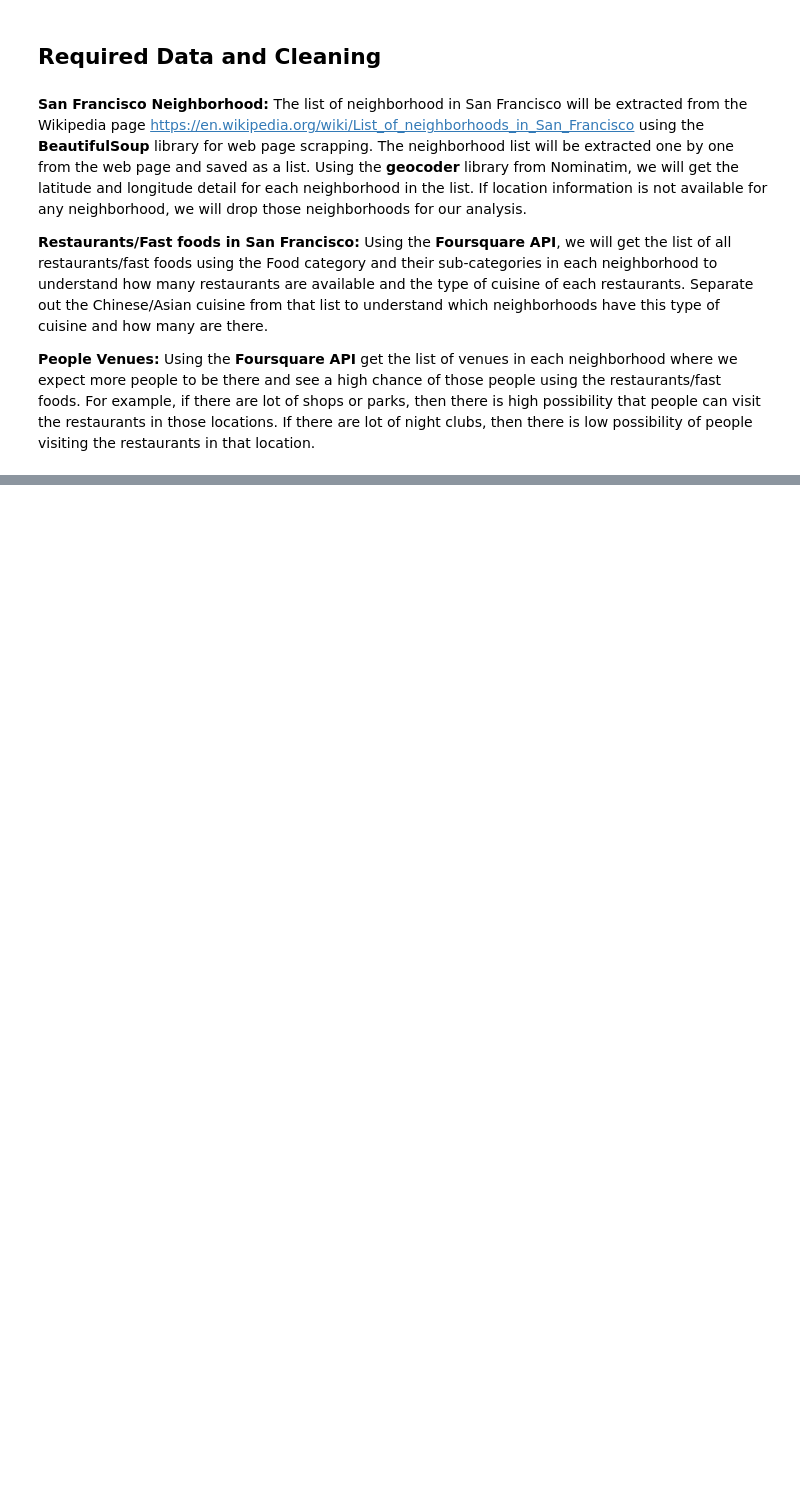
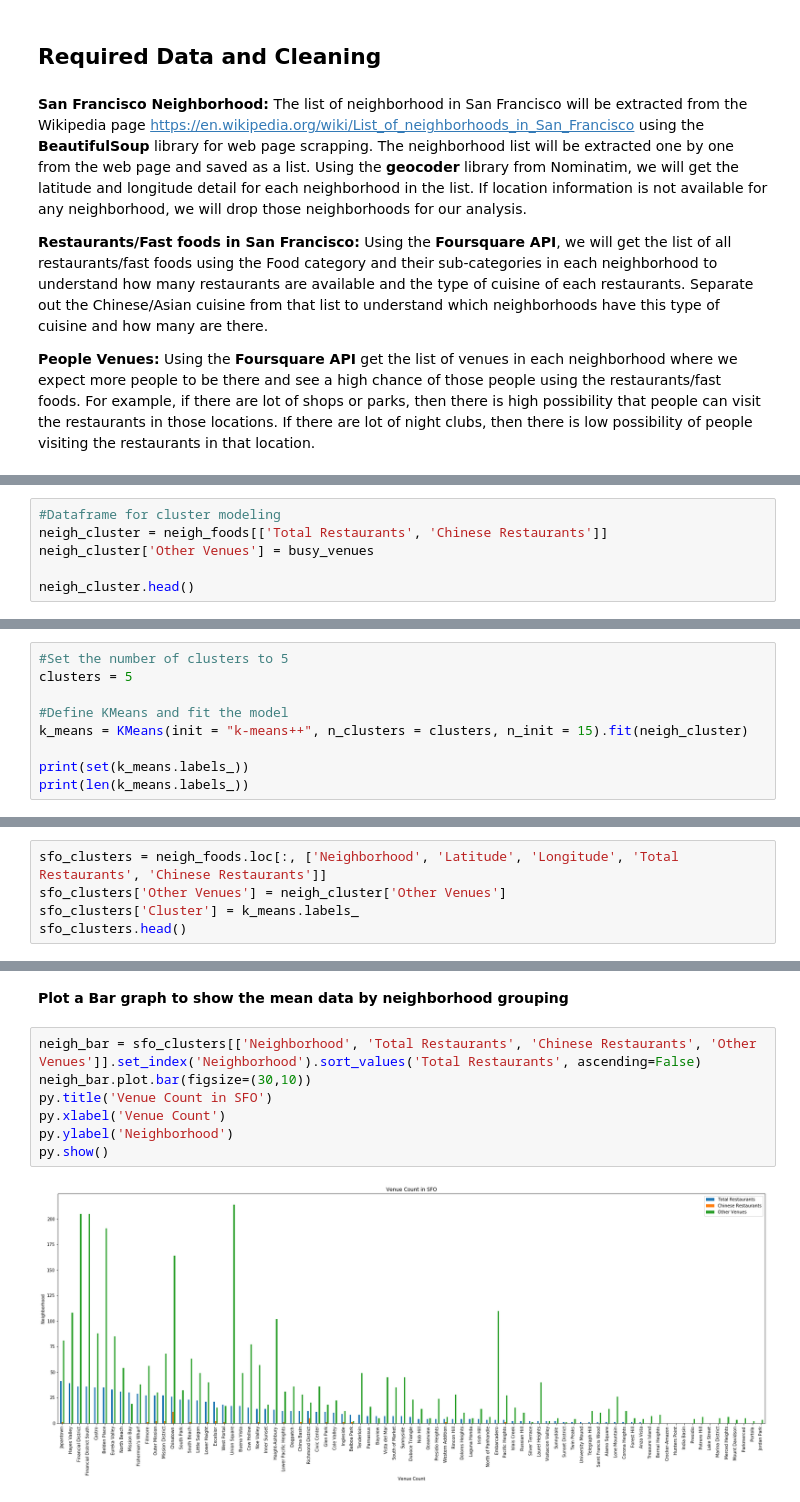
Before and after one commit to sbeygan/Coursera_Capstone, a Jupyter notebook: Capstone_Project_Restaurant_Analysis_SanFrancisco_Final_Report.ipynb, the cells around one changed output, grey strips where cells are left out. Saved outputs shown, nothing was run; the diff lists cells and outputs as text; blank space fills up the shorter version.

```diff
--- a/Capstone_Project_Restaurant_Analysis_SanFrancisco_Final_Report.ipynb
+++ b/Capstone_Project_Restaurant_Analysis_SanFrancisco_Final_Report.ipynb
@@ -25,0 +486,6 @@ Using the **Foursquare API** get the list of venues in each neighborhood where w
+# %%
+#Dataframe for cluster modeling
+neigh_cluster = neigh_foods[['Total Restaurants', 'Chinese Restaurants']]
+neigh_cluster['Other Venues'] = busy_venues
+
+neigh_cluster.head()
@@ -25,0 +568,9 @@ Using the **Foursquare API** get the list of venues in each neighborhood where w
+# %%
+#Set the number of clusters to 5
+clusters = 5
+
+#Define KMeans and fit the model
+k_means = KMeans(init = "k-means++", n_clusters = clusters, n_init = 15).fit(neigh_cluster)
+
+print(set(k_means.labels_))
+print(len(k_means.labels_))
@@ -25,0 +582,5 @@ Using the **Foursquare API** get the list of venues in each neighborhood where w
+# %%
+sfo_clusters = neigh_foods.loc[:, ['Neighborhood', 'Latitude', 'Longitude', 'Total Restaurants', 'Chinese Restaurants']]
+sfo_clusters['Other Venues'] = neigh_cluster['Other Venues']
+sfo_clusters['Cluster'] = k_means.labels_
+sfo_clusters.head()
@@ -25,0 +594,11 @@ Using the **Foursquare API** get the list of venues in each neighborhood where w
+# %% [markdown]
+**Plot a Bar graph to show the mean data by neighborhood grouping**
+# %%
+neigh_bar = sfo_clusters[['Neighborhood', 'Total Restaurants', 'Chinese Restaurants', 'Other Venues']].set_index('Neighborhood').sort_values('Total Restaurants', ascending=False)
+neigh_bar.plot.bar(figsize=(30,10))
+py.title('Venue Count in SFO')
+py.xlabel('Venue Count')
+py.ylabel('Neighborhood')
+py.show()
+# %% [output]
+[figure, added]
```
Also changed, not shown: parts of 73 cells of this notebook.
